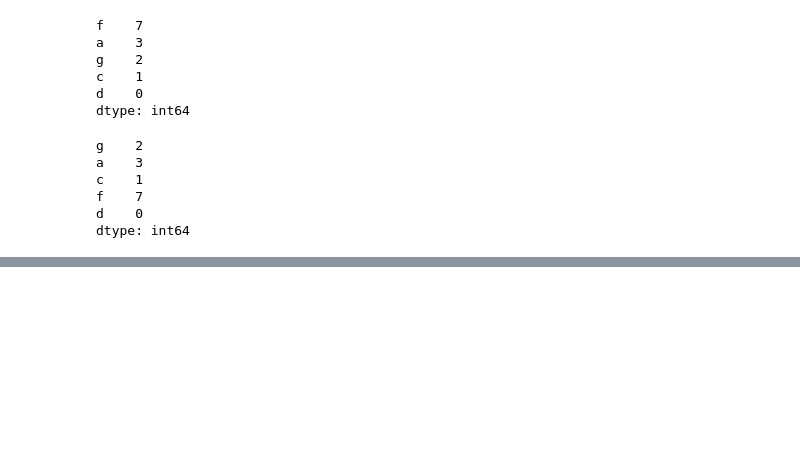
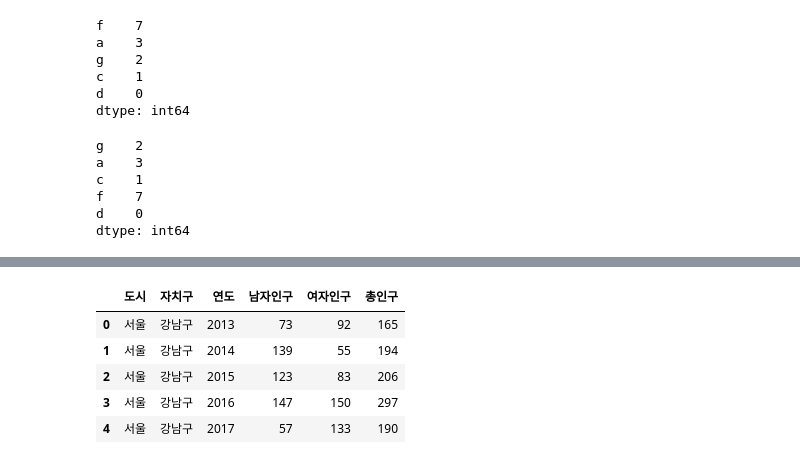
Before and after one commit to jjjjjjji-hun/python-basic, a Jupyter notebook: 팬더스/팬더스_data wrangling.ipynb, the cells around one changed output, grey strips where cells are left out. Saved outputs shown, nothing was run; the diff lists cells and outputs as text; code cells hidden in the pictures; blank space fills up the shorter version.

```diff
--- a/팬더스/팬더스_data wrangling.ipynb
+++ b/팬더스/팬더스_data wrangling.ipynb
@@ -640,0 +1199,10 @@ df1.sort_values(axis=1, by='e', ascending=False)
+# %%
+# 상위 5개만 조회하기
+data.head()
+# %% [output]
+|  | 도시 | 자치구 | 연도 | 남자인구 | 여자인구 | 총인구 |
+| 0 | 서울 | 강남구 | 2013 | 73 | 92 | 165 |
+| 1 | 서울 | 강남구 | 2014 | 139 | 55 | 194 |
+| 2 | 서울 | 강남구 | 2015 | 123 | 83 | 206 |
+| 3 | 서울 | 강남구 | 2016 | 147 | 150 | 297 |
+| 4 | 서울 | 강남구 | 2017 | 57 | 133 | 190 |
```
Also changed, not shown: parts of 77 cells of this notebook, 1 other file.
